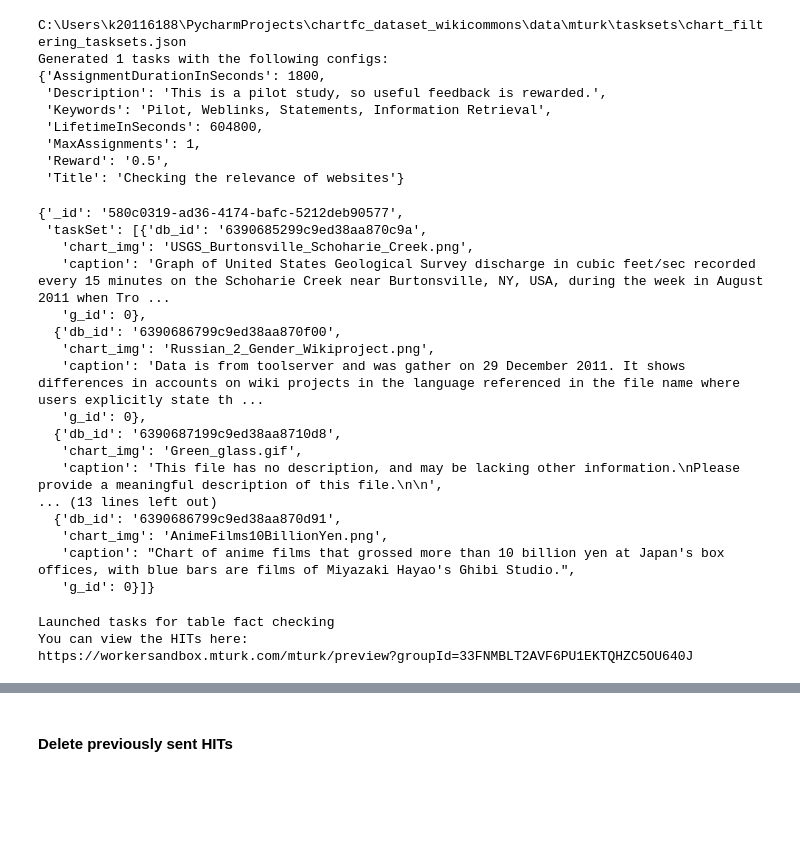
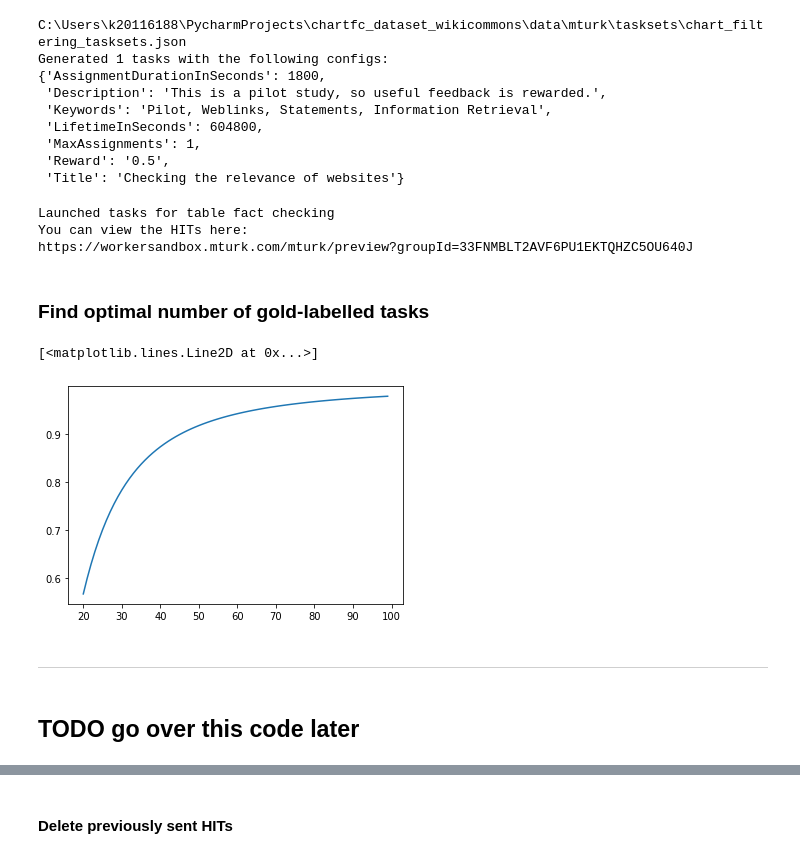
Before and after one commit to mubasharaak/chartfc_dataset_wikicommons, a Jupyter notebook: code/notebooks/chartfc_run_crowdsourcing.ipynb, the cells around one changed output, grey strips where cells are left out. Cells and saved outputs as stored; diff of their text form; code cells hidden in the pictures; blank space fills up the shorter version.

Commit message:
Changes to chart filtering htl and added qualification tests

```diff
--- a/code/notebooks/chartfc_run_crowdsourcing.ipynb
+++ b/code/notebooks/chartfc_run_crowdsourcing.ipynb
@@ -535,26 +540,6 @@ Generated 1 tasks with the following configs:
  'MaxAssignments': 1,
  'Reward': '0.5',
  'Title': 'Checking the relevance of websites'}
-# %%
-taskSets[0]
-# %% [output]
-{'_id': '580c0319-ad36-4174-bafc-5212deb90577',
- 'taskSet': [{'db_id': '6390685299c9ed38aa870c9a',
-   'chart_img': 'USGS_Burtonsville_Schoharie_Creek.png',
-   'caption': 'Graph of United States Geological Survey discharge in cubic feet/sec recorded every 15 minutes on the Schoharie Creek near Burtonsville, NY, USA, during the week in August 2011 when Tro ...
-   'g_id': 0},
-  {'db_id': '6390686799c9ed38aa870f00',
-   'chart_img': 'Russian_2_Gender_Wikiproject.png',
-   'caption': 'Data is from toolserver and was gather on 29 December 2011. It shows differences in accounts on wiki projects in the language referenced in the file name where users explicitly state th ...
-   'g_id': 0},
-  {'db_id': '6390687199c9ed38aa8710d8',
-   'chart_img': 'Green_glass.gif',
-   'caption': 'This file has no description, and may be lacking other information.\nPlease provide a meaningful description of this file.\n\n',
-... (13 lines left out)
-  {'db_id': '6390686799c9ed38aa870d91',
-   'chart_img': 'AnimeFilms10BillionYen.png',
-   'caption': "Chart of anime films that grossed more than 10 billion yen at Japan's box offices, with blue bars are films of Miyazaki Hayao's Ghibi Studio.",
-   'g_id': 0}]}
 # %%
 # Creating hits and saving in MongoDb with HIT_ID
 # later based on the HIT_ID the results are updated
@@ -621,6 +601,24 @@ else:
 Launched tasks for table fact checking
 You can view the HITs here:
 https://workersandbox.mturk.com/mturk/preview?groupId=33FNMBLT2AVF6PU1EKTQHZC5OU640J
+# %% [markdown]
+### Find optimal number of gold-labelled tasks
+# %%
+def fac(x):
+    return Decimal(math.factorial(x))
+x = 15
+ys = list(range(20,100))
+zs = [y*(y-1)/2 for y in ys]
+ps = [fac(z)/(Decimal(z**x)*fac(z-x)) for z in zs]
+
+plt.plot(ys,ps)
+# %% [output]
+[<matplotlib.lines.Line2D at 0x...>]
+[figure, added]
+# %% [markdown]
+________
+# %% [markdown]
+## TODO go over this code later
 # %%
 ''' Update all non-disposed hits in the database with correct results '''
 """ Rejected assignments are ignored """
```
Also changed, not shown: parts of 10 cells of this notebook, 3 other files.
